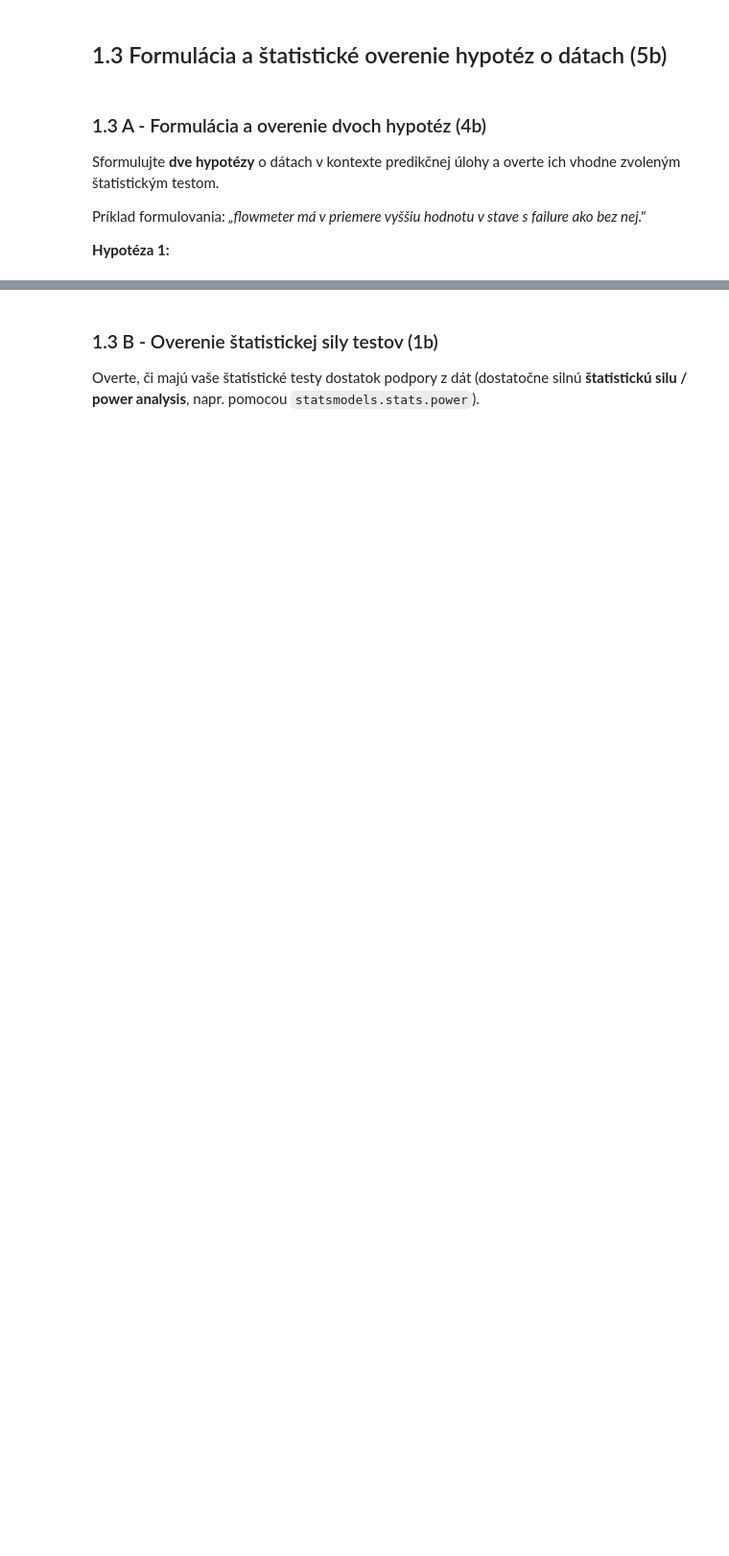
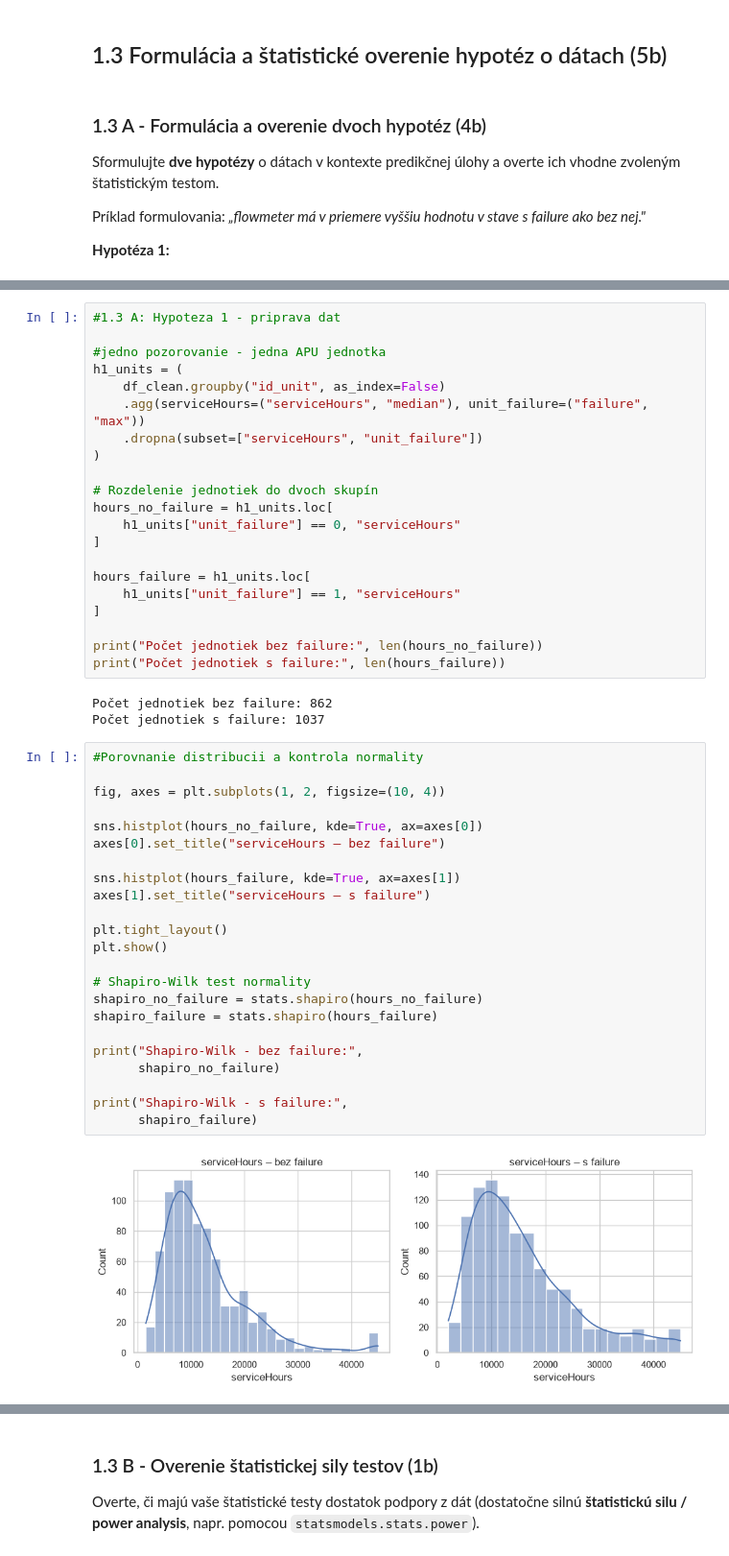
Before and after one commit to samuel-ivan05/IAU_zadanie, a Jupyter notebook: IAU-project.ipynb, the cells around one changed output, grey strips where cells are left out. Shown at 96% size. Drawn from its saved outputs; the diff is of its cells as text; blank space fills up the shorter version.

```diff
--- a/IAU-project.ipynb
+++ b/IAU-project.ipynb
@@ -1319,0 +1335,49 @@ Príklad formulovania: *„flowmeter má v priemere vyššiu hodnotu v stave s f
+# %%
+#1.3 A: Hypoteza 1 - priprava dat
+
+#jedno pozorovanie - jedna APU jednotka
+h1_units = (
+    df_clean.groupby("id_unit", as_index=False)
+    .agg(serviceHours=("serviceHours", "median"), unit_failure=("failure", "max"))
+    .dropna(subset=["serviceHours", "unit_failure"])
+)
+
+# Rozdelenie jednotiek do dvoch skupín
+hours_no_failure = h1_units.loc[
+    h1_units["unit_failure"] == 0, "serviceHours"
+]
+
+hours_failure = h1_units.loc[
+    h1_units["unit_failure"] == 1, "serviceHours"
+]
+
+print("Počet jednotiek bez failure:", len(hours_no_failure))
+print("Počet jednotiek s failure:", len(hours_failure))
+# %% [output]
+Počet jednotiek bez failure: 862
+Počet jednotiek s failure: 1037
+# %%
+#Porovnanie distribucii a kontrola normality
+
+fig, axes = plt.subplots(1, 2, figsize=(10, 4))
+
+sns.histplot(hours_no_failure, kde=True, ax=axes[0])
+axes[0].set_title("serviceHours – bez failure")
+
+sns.histplot(hours_failure, kde=True, ax=axes[1])
+axes[1].set_title("serviceHours – s failure")
+
+plt.tight_layout()
+plt.show()
+
+# Shapiro-Wilk test normality
+shapiro_no_failure = stats.shapiro(hours_no_failure)
+shapiro_failure = stats.shapiro(hours_failure)
+
+print("Shapiro-Wilk - bez failure:",
+      shapiro_no_failure)
+
+print("Shapiro-Wilk - s failure:",
+      shapiro_failure)
+# %% [output]
+[figure, added]
```
Also changed, not shown: parts of 14 cells of this notebook.
